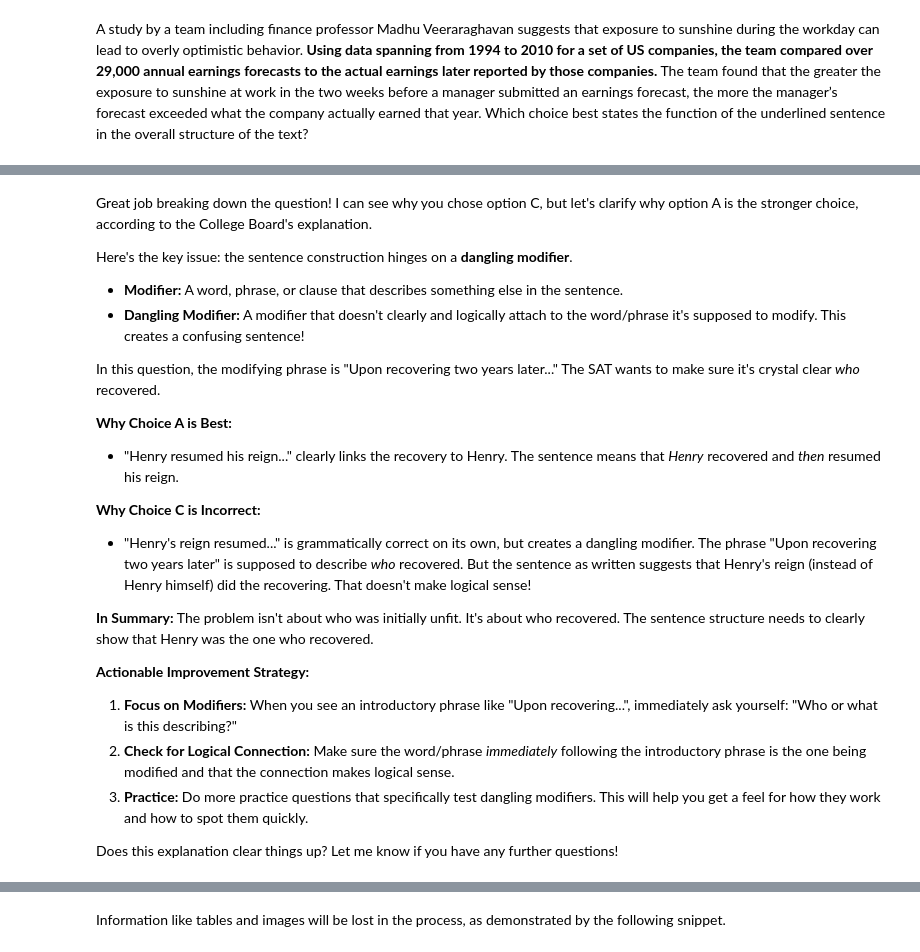
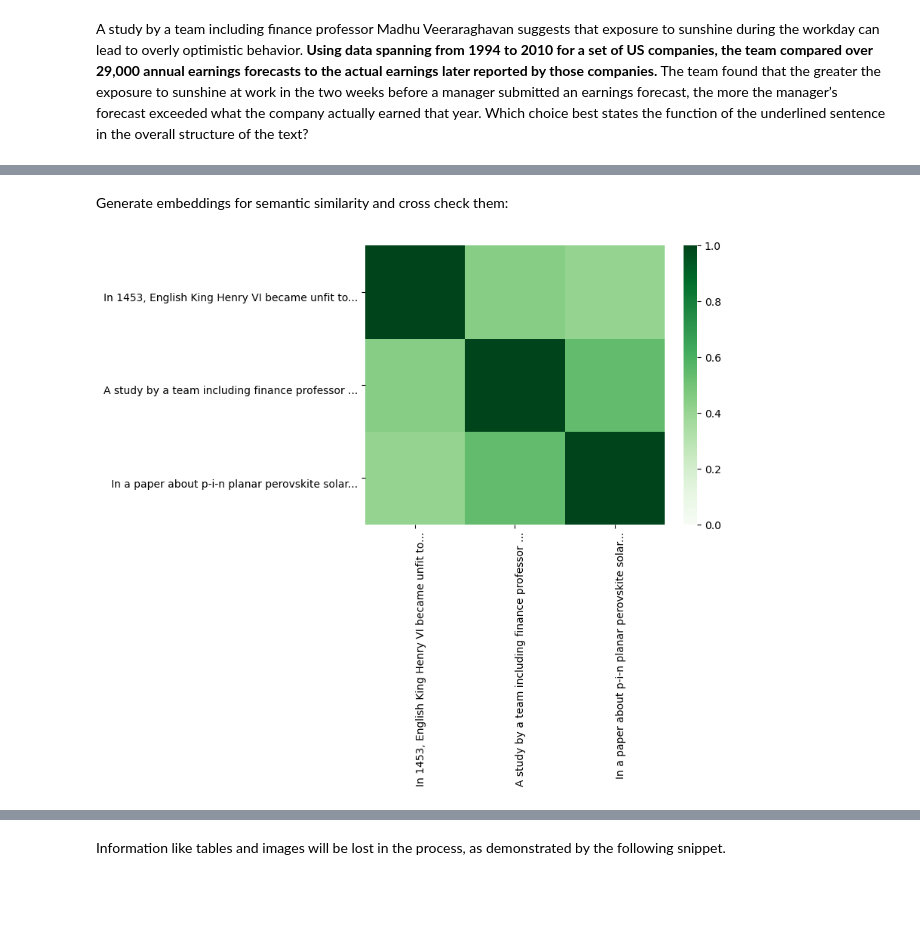
Before and after one commit to aquarc/question-algorithm, a Jupyter notebook: aquarc-intelligence-google-genai-course.ipynb, the cells around one changed output, grey strips where cells are left out. Saved outputs shown, nothing was run; the diff lists cells and outputs as text; code cells hidden in the pictures; blank space fills up the shorter version.

Commit message:
Kaggle Notebook | Aquarc Intelligence (Google GenAI Course) | Version 26

```diff
--- a/aquarc-intelligence-google-genai-course.ipynb
+++ b/aquarc-intelligence-google-genai-course.ipynb
@@ -1450,48 +1442,31 @@ Synthesize the prompt:
-# %%
-from google.genai.types import GenerateContentConfig
-
-response = client.models.generate_content(
-    model="gemini-2.0-flash-001",
-    # no specs yet
-    contents=f"{question['question']} {question['rationale']}\n The user got: {question['user_answer']}\n {question['user_rationale']}",
-    config=GenerateContentConfig(
-        system_instruction=[
-            "You are an SAT expert tutor. Analyze questions using the official SAT framework. ",
-            "Help students by:\n",
-            "1. Identifying question type and skills tested\n",
-            "2. Explaining why answers are correct/incorrect\n",
-            "3. Providing actionable improvement strategies\n",
-            "Use formal but friendly language. Reference the SAT specs when possible.",
-        ]
-    ),
-)
-
-
-Markdown(response.text)
-# %% [output]
-Great job breaking down the question! I can see why you chose option C, but let's clarify why option A is the stronger choice, according to the College Board's explanation.
-
-Here's the key issue: the sentence construction hinges on a **dangling modifier**.
-
-*   **Modifier:** A word, phrase, or clause that describes something else in the sentence.
-*   **Dangling Modifier:** A modifier that doesn't clearly and logically attach to the word/phrase it's supposed to modify. This creates a confusing sentence!
-
-In this question, the modifying phrase is "Upon recovering two years later..." The SAT wants to make sure it's crystal clear *who* recovered.
-
-**Why Choice A is Best:**
-
-*   "Henry resumed his reign..." clearly links the recovery to Henry. The sentence means that *Henry* recovered and *then* resumed his reign.
-
-**Why Choice C is Incorrect:**
-
-*   "Henry's reign resumed..." is grammatically correct on its own, but creates a dangling modifier. The phrase "Upon recovering two years later" is supposed to describe *who* recovered. But the sentence as written suggests that Henry's reign (instead of Henry himself) did the recovering. That doesn't make logical sense!
-
-**In Summary:** The problem isn't about who was initially unfit. It's about who recovered. The sentence structure needs to clearly show that Henry was the one who recovered.
-
-**Actionable Improvement Strategy:**
-
-1.  **Focus on Modifiers:** When you see an introductory phrase like "Upon recovering...", immediately ask yourself: "Who or what is this describing?"
-2.  **Check for Logical Connection:** Make sure the word/phrase *immediately* following the introductory phrase is the one being modified and that the connection makes logical sense.
-3.  **Practice:** Do more practice questions that specifically test dangling modifiers. This will help you get a feel for how they work and how to spot them quickly.
-
-Does this explanation clear things up? Let me know if you have any further questions!
+# %%
+def truncate(t: str, limit: int = 50) -> str:
+  """Truncate labels to fit on the chart."""
+  if len(t) > limit:
+    return t[:limit-3] + '...'
+  else:
+    return t
+
+texts = [t["question"] for t in questions]
+truncated_texts = [truncate(t) for t in texts]
+# %% [markdown]
+Generate embeddings for semantic similarity and cross check them:
+# %%
+import pandas as pd
+import seaborn as sns
+
+response = client.models.embed_content(
+    model='models/text-embedding-004',
+    contents=texts,
+    config=types.EmbedContentConfig(task_type='semantic_similarity'))
+
+
+
+# Set up the embeddings in a dataframe.
+df = pd.DataFrame([e.values for e in response.embeddings], index=truncated_texts)
+# Matmul the df with rows and columns swapped to dot product each item
+sim = df @ df.T
+# Draw!
+sns.heatmap(sim, vmin=0, vmax=1, cmap="Greens");
+# %% [output]
+[figure, added]
```
Also changed, not shown: parts of 55 cells of this notebook.
